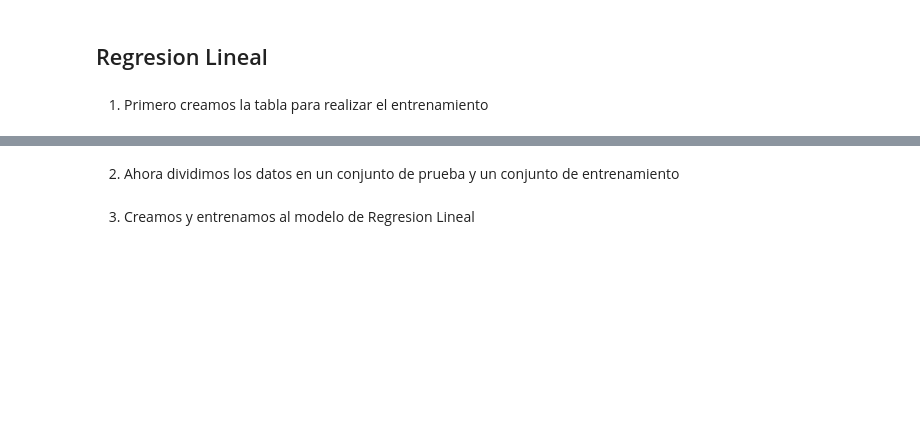
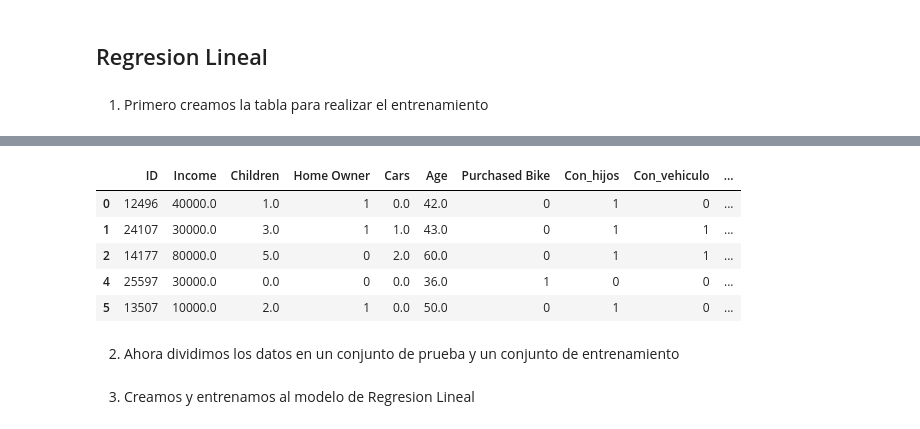
Before and after one commit to JohnSovero/Data-Science-Random-Forest, a Jupyter notebook: code/Carga.ipynb, the cells around one changed output, grey strips where cells are left out. Cells and saved outputs as stored; diff of their text form; code cells hidden in the pictures; blank space fills up the shorter version.

```diff
--- a/code/Carga.ipynb
+++ b/code/Carga.ipynb
@@ -603,0 +631,10 @@ Name: Age, dtype: float64
+# %%
+# 3. Crear la variable 'Con_hijos' y calcular el promedio de hijos según el nivel educativo
+df['Con_hijos'] = df['Children'].apply(lambda x: 'Si' if x > 0 else 'No')
+promedio_hijos_nivel_educativo = df.groupby('Education')['Children'].mean()
+
+# Visualización con Plotly: Gráfico de dispersión
+fig = px.scatter(promedio_hijos_nivel_educativo, x=promedio_hijos_nivel_educativo.index, y='Children',
+                 labels={'x': 'Nivel educativo', 'y': 'Promedio de hijos'},
+                 title='Promedio de hijos según nivel educativo')
+fig.show()
@@ -603,0 +643,10 @@ Name: Age, dtype: float64
+# %%
+# 4. Crear la variable 'Con_vehiculo' y calcular el promedio de vehículos según la ocupación
+df['Con_vehiculo'] = df['Cars'].apply(lambda x: 'Si' if x > 0 else 'No')
+promedio_vehiculos_ocupacion = df.groupby('Occupation')['Cars'].mean()
+
+# Visualización con Plotly: Gráfico de área
+fig = px.area(promedio_vehiculos_ocupacion, x=promedio_vehiculos_ocupacion.index, y='Cars',
+              labels={'x': 'Ocupación', 'y': 'Promedio de vehículos'},
+              title='Promedio de vehículos según ocupación')
+fig.show()
@@ -633,0 +704,5 @@ y = df['Income']
+# %%
+# Seleccionamos y creamos variables ficticias para pasarlas de variables categoricas a indicadores
+train = df.copy()
+gender = pd.get_dummies(df['Gender'],drop_first=True)
+gender
@@ -633,0 +723,5 @@ y = df['Income']
+# %%
+#Eliminamos todas las variables no numericas
+train.drop(['Gender','Marital Status','Region',
+         'Occupation','Education','Commute Distance'],axis=1,inplace=True)
+train.head()
@@ -634,3 +735,15 @@ y = df['Income']
+# %%
+#Adicionamos las variables ficticias creadas a nuestro dataframe
+train = pd.concat([train,gender],axis=1)
+train.replace({"Si": 1, "No": 0,'Yes':1}, inplace=True)
+train.head()
+# %% [output]
+|  | ID | Income | Children | Home Owner | Cars | Age | Purchased Bike | Con_hijos | Con_vehiculo | ... |
+| 0 | 12496 | 40000.0 | 1.0 | 1 | 0.0 | 42.0 | 0 | 1 | 0 | ... |
+| 1 | 24107 | 30000.0 | 3.0 | 1 | 1.0 | 43.0 | 0 | 1 | 1 | ... |
+| 2 | 14177 | 80000.0 | 5.0 | 0 | 2.0 | 60.0 | 0 | 1 | 1 | ... |
+| 4 | 25597 | 30000.0 | 0.0 | 0 | 0.0 | 36.0 | 1 | 0 | 0 | ... |
+| 5 | 13507 | 10000.0 | 2.0 | 1 | 0.0 | 50.0 | 0 | 1 | 0 | ... |
 # %% [markdown]
 2. Ahora dividimos los datos en un conjunto de prueba y un conjunto de entrenamiento
 # %%
```
Also changed, not shown: parts of 34 cells of this notebook, 1 other file.
